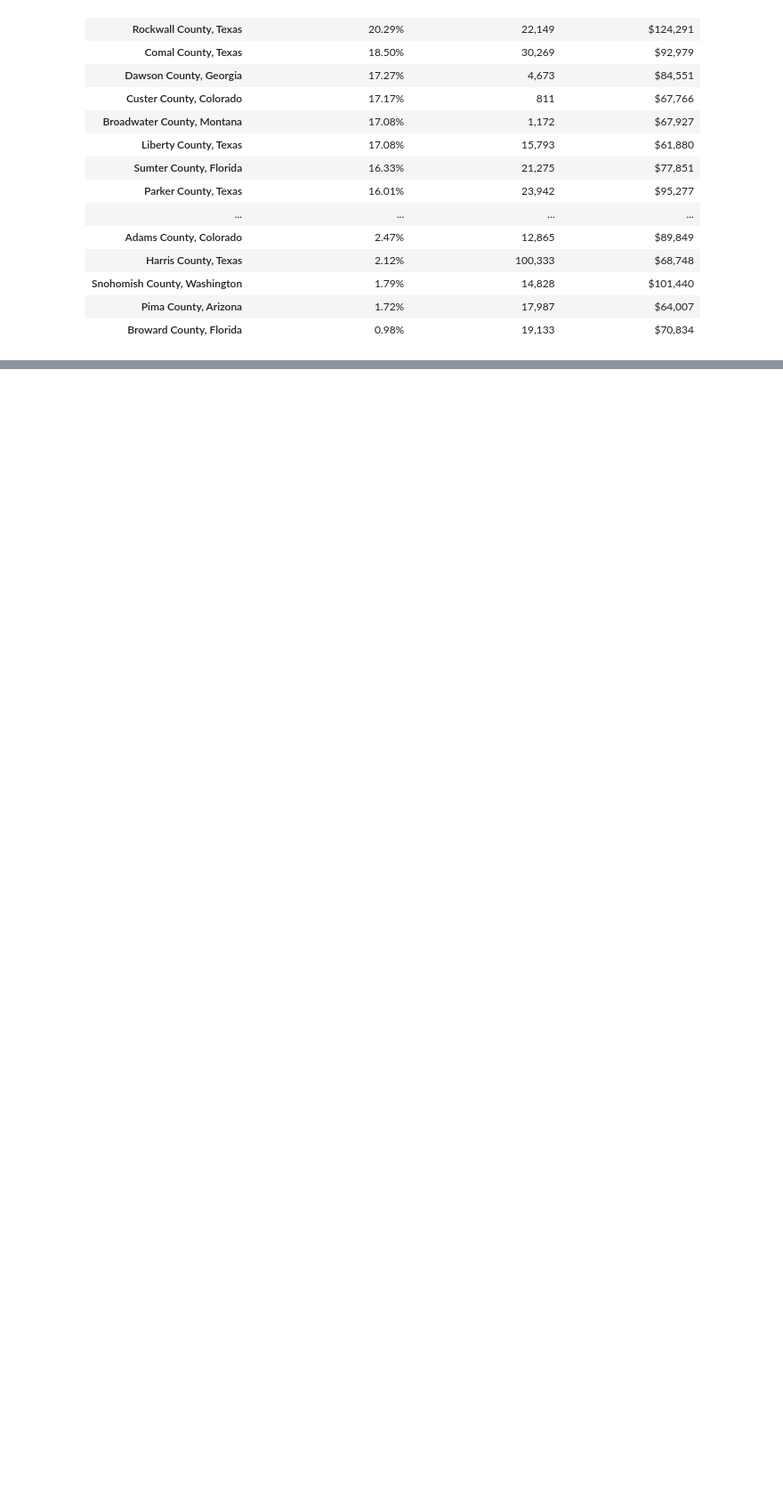
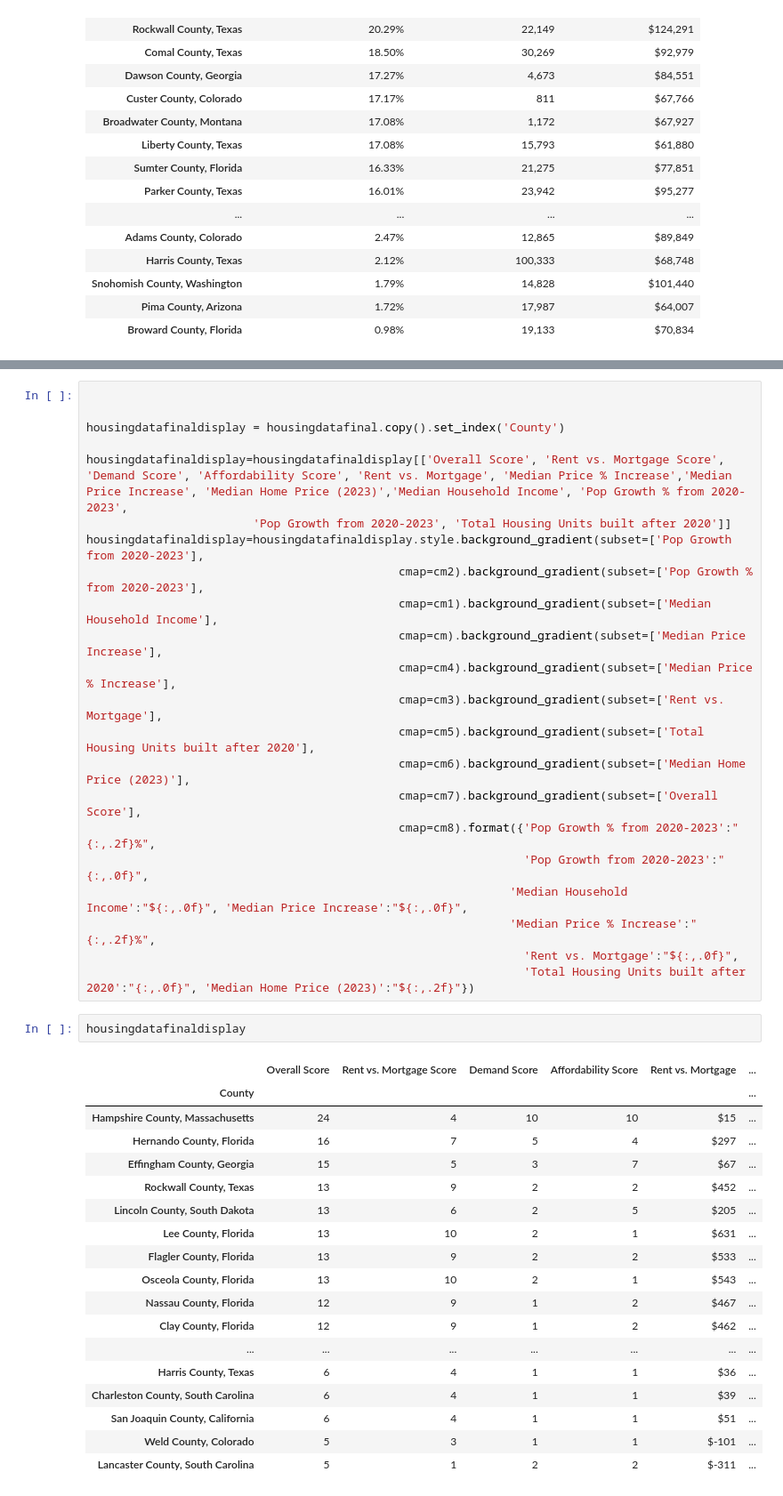
Before and after one commit to smsimba225/Project_1, a Jupyter notebook: Project1_Owen.ipynb, the cells around one changed output, grey strips where cells are left out. Shown at 89% size. Cells and saved outputs as stored; diff of their text form; blank space fills up the shorter version.

```diff
--- a/Project1_Owen.ipynb
+++ b/Project1_Owen.ipynb
@@ -531,0 +654,43 @@ home_median.to_csv('Resources/Pop_home_median.csv')
+# %%
+
+
+housingdatafinaldisplay = housingdatafinal.copy().set_index('County')
+
+housingdatafinaldisplay=housingdatafinaldisplay[['Overall Score', 'Rent vs. Mortgage Score', 'Demand Score', 'Affordability Score', 'Rent vs. Mortgage', 'Median Price % Increase','Median Price Increase', 'Median Home Price (2023)','Median Household Income', 'Pop Growth % from 2020-2023',
+                        'Pop Growth from 2020-2023', 'Total Housing Units built after 2020']]
+housingdatafinaldisplay=housingdatafinaldisplay.style.background_gradient(subset=['Pop Growth from 2020-2023'],
+                                             cmap=cm2).background_gradient(subset=['Pop Growth % from 2020-2023'],
+                                             cmap=cm1).background_gradient(subset=['Median Household Income'],
+                                             cmap=cm).background_gradient(subset=['Median Price Increase'],
+                                             cmap=cm4).background_gradient(subset=['Median Price % Increase'],
+                                             cmap=cm3).background_gradient(subset=['Rent vs. Mortgage'],
+                                             cmap=cm5).background_gradient(subset=['Total Housing Units built after 2020'],
+                                             cmap=cm6).background_gradient(subset=['Median Home Price (2023)'],
+                                             cmap=cm7).background_gradient(subset=['Overall Score'],
+                                             cmap=cm8).format({'Pop Growth % from 2020-2023':"{:,.2f}%",
+                                                               'Pop Growth from 2020-2023':"{:,.0f}",
+                                                             'Median Household Income':"${:,.0f}", 'Median Price Increase':"${:,.0f}",
+                                                             'Median Price % Increase':"{:,.2f}%",
+                                                               'Rent vs. Mortgage':"${:,.0f}",
+                                                               'Total Housing Units built after 2020':"{:,.0f}", 'Median Home Price (2023)':"${:,.2f}"})
+# %%
+housingdatafinaldisplay
+# %% [output]
+|  | Overall Score | Rent vs. Mortgage Score | Demand Score | Affordability Score | Rent vs. Mortgage | ... |
+| County |  |  |  |  |  | ... |
+| Hampshire County, Massachusetts | 24 | 4 | 10 | 10 | $15 | ... |
+| Hernando County, Florida | 16 | 7 | 5 | 4 | $297 | ... |
+| Effingham County, Georgia | 15 | 5 | 3 | 7 | $67 | ... |
+| Rockwall County, Texas | 13 | 9 | 2 | 2 | $452 | ... |
+| Lincoln County, South Dakota | 13 | 6 | 2 | 5 | $205 | ... |
+| Lee County, Florida | 13 | 10 | 2 | 1 | $631 | ... |
+| Flagler County, Florida | 13 | 9 | 2 | 2 | $533 | ... |
+| Osceola County, Florida | 13 | 10 | 2 | 1 | $543 | ... |
+| Nassau County, Florida | 12 | 9 | 1 | 2 | $467 | ... |
+| Clay County, Florida | 12 | 9 | 1 | 2 | $462 | ... |
+| ... | ... | ... | ... | ... | ... | ... |
+| Harris County, Texas | 6 | 4 | 1 | 1 | $36 | ... |
+| Charleston County, South Carolina | 6 | 4 | 1 | 1 | $39 | ... |
+| San Joaquin County, California | 6 | 4 | 1 | 1 | $51 | ... |
+| Weld County, Colorado | 5 | 3 | 1 | 1 | $-101 | ... |
+| Lancaster County, South Carolina | 5 | 1 | 2 | 2 | $-311 | ... |
```
Also changed, not shown: parts of 39 cells of this notebook, 4 other files.
